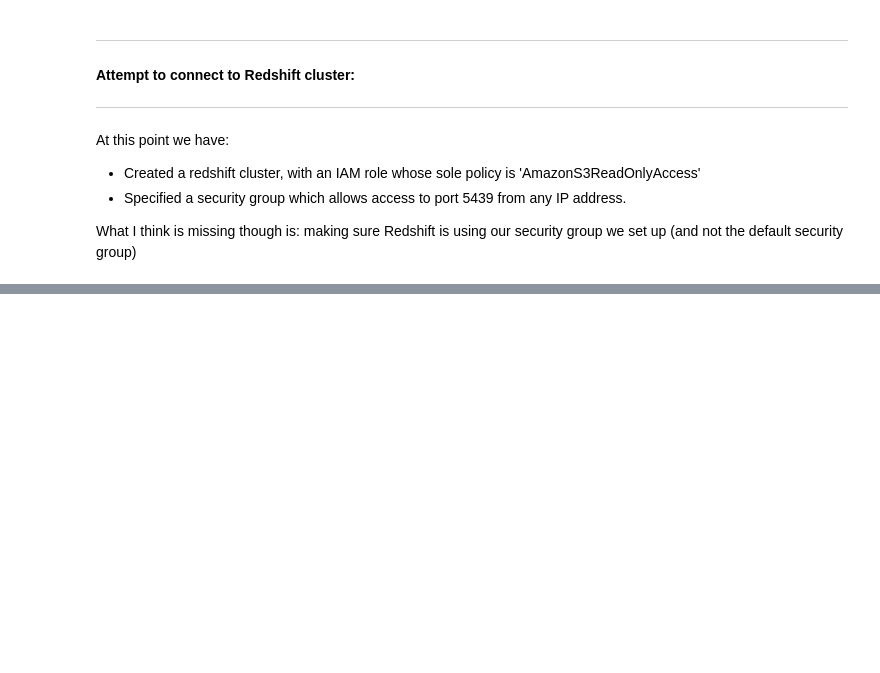
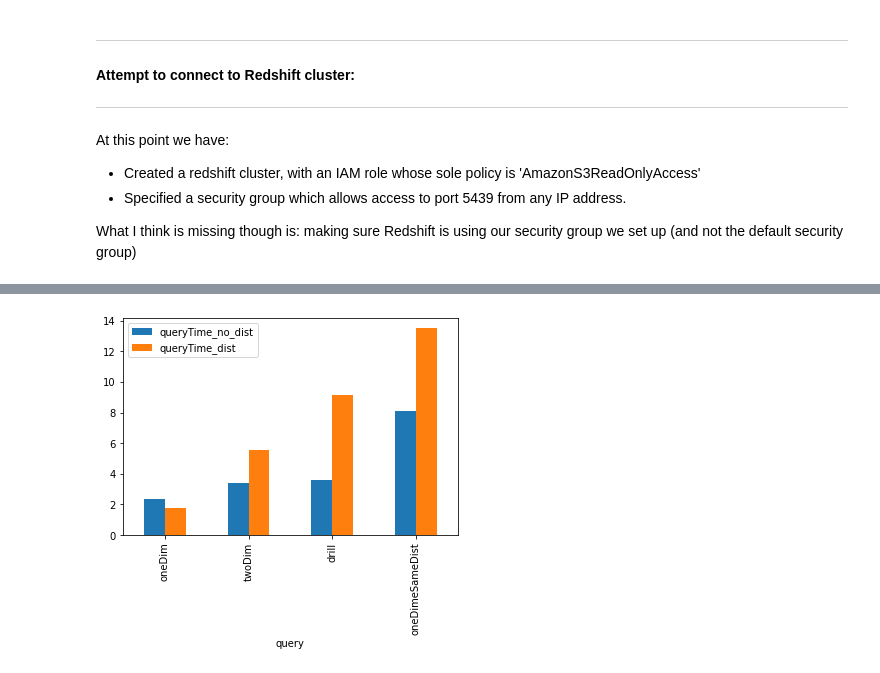
Before and after one commit to kstine93/Course_DataEngineeringUdacity, a Jupyter notebook: 04_AWS_DataWarehousing/redshift_boto3Setup.ipynb, the cells around one changed output, grey strips where cells are left out. Drawn from its saved outputs; the diff is of its cells as text; code cells hidden in the pictures; blank space fills up the shorter version.

```diff
--- a/04_AWS_DataWarehousing/redshift_boto3Setup.ipynb
+++ b/04_AWS_DataWarehousing/redshift_boto3Setup.ipynb
@@ -260,0 +697,3 @@ SELECT current_database();
+# %%
+times_noDist = compareQueryTimes('no_dist')
+times_dist = compareQueryTimes('dist')
@@ -260,0 +718,6 @@ SELECT current_database();
+# %%
+times = times_noDist.join(times_dist)
+times.plot.bar()
+plt.show()
+# %% [output]
+[figure, added]
```
Also changed, not shown: parts of 28 cells of this notebook.
